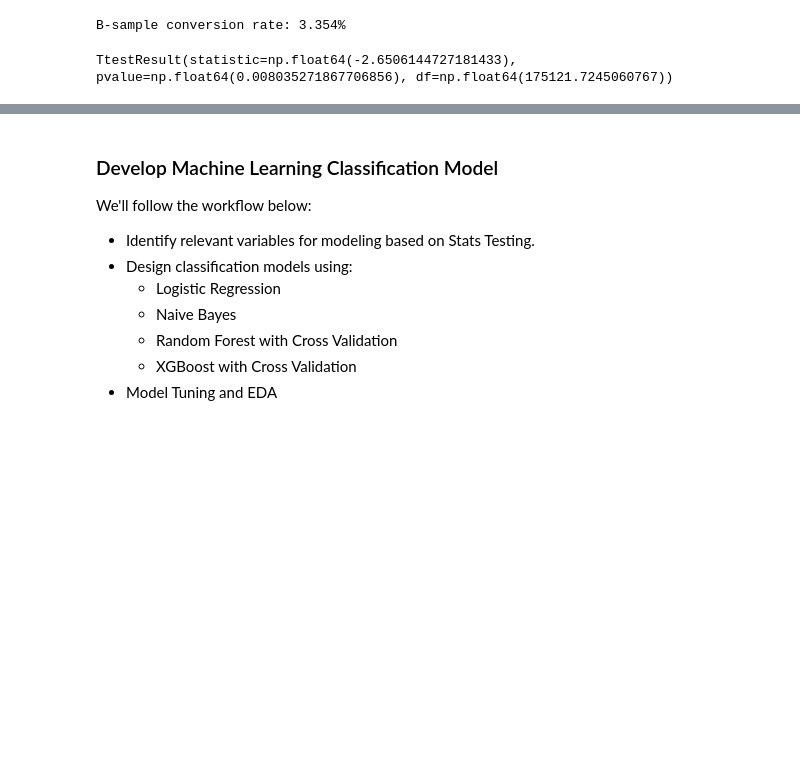
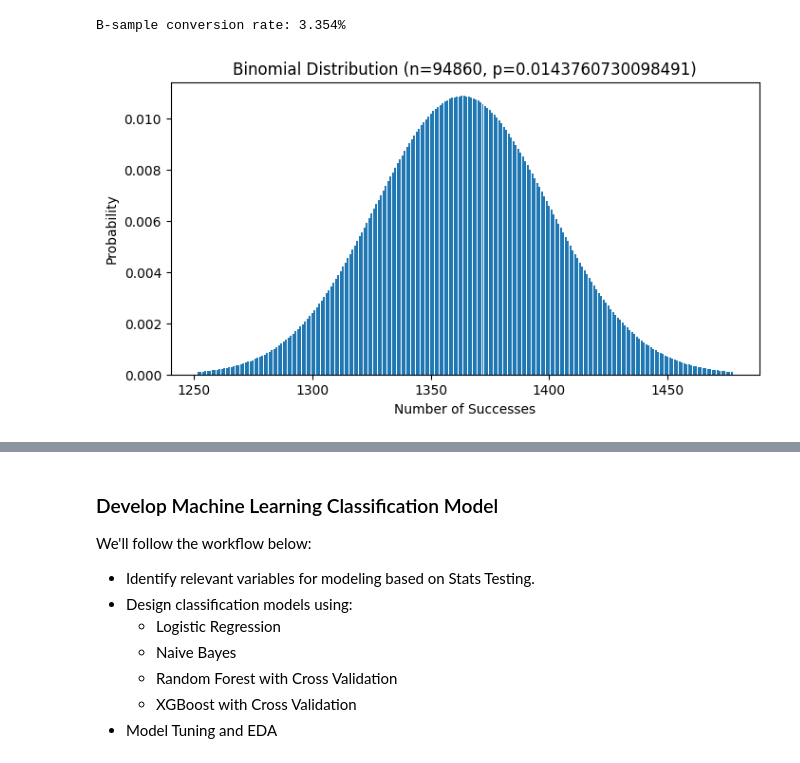
Before and after one commit to traha-89/Portafoglio, a Jupyter notebook: Landing Page Optimization/LP_CRAnalysis_Prediction.ipynb, the cells around one changed output, grey strips where cells are left out. Cells and saved outputs as stored; diff of their text form; code cells hidden in the pictures; blank space fills up the shorter version.

```diff
--- a/Landing Page Optimization/LP_CRAnalysis_Prediction.ipynb
+++ b/Landing Page Optimization/LP_CRAnalysis_Prediction.ipynb
@@ -642,8 +662,22 @@ B_sample.head()
 print('B-sample conversion rate:','{:.3f}%'.format(B_sample['converted'].mean() * 100))
 # %% [output]
 B-sample conversion rate: 3.354%
-# %%
-# Two sample t-test
-ttest_ind(a= A_sample['converted'], b= B_sample['converted'], equal_var= False)
-# %% [output]
-TtestResult(statistic=np.float64(-2.6506144727181433), pvalue=np.float64(0.008035271867706856), df=np.float64(175121.7245060767))
+# %%
+# Binomial Distribution of Binary 'converted' variable in Treatment group
+nB= B_sample.shape[0]
+pB= B_sample['converted'].sum()/n
+
+x_min= int(binom.ppf(0.001,nB,pB))
+x_max= int(binom.ppf(0.999,nB,pB))
+
+x= np.arange(x_min, x_max)
+
+pmf= binom.pmf(x,nB,pB)
+plt.figure(figsize= (8,4))
+plt.bar(x, pmf)
+plt.xlabel('Number of Successes')
+plt.ylabel('Probability')
+plt.title(f'Binomial Distribution (n={nB}, p={pB})')
+plt.show()
+# %% [output]
+[figure, added]
```
Also changed, not shown: parts of 6 cells of this notebook.
